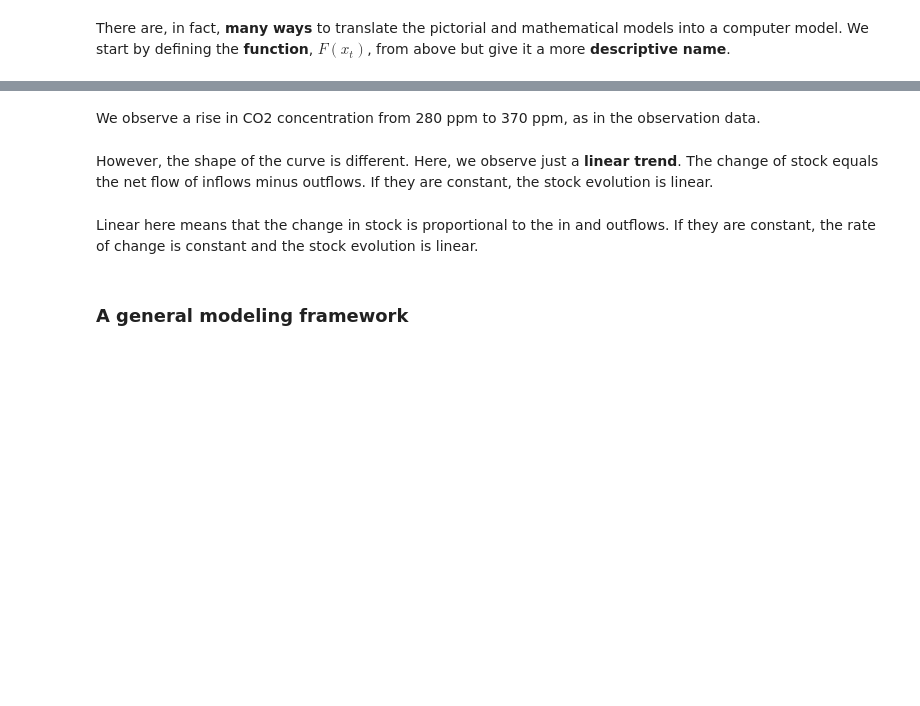
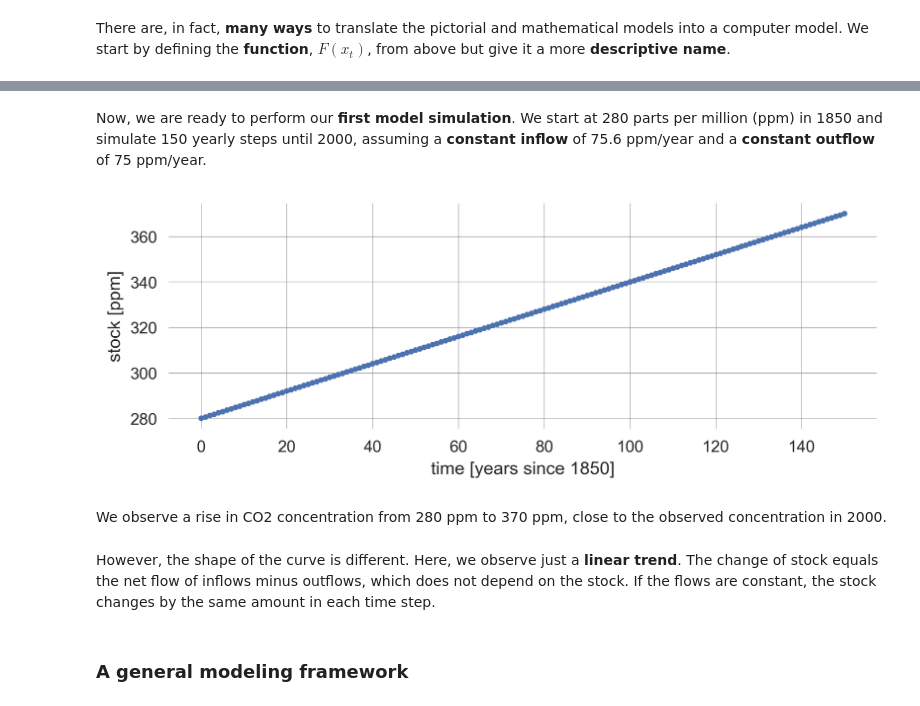
Before and after one commit to wbarfuss/csm-of-hei, a Jupyter notebook: 02.01-Nonlinearity.ipynb, the cells around one changed output, grey strips where cells are left out. Drawn from its saved outputs; the diff is of its cells as text; code cells hidden in the pictures; blank space fills up the shorter version.

```diff
--- a/02.01-Nonlinearity.ipynb
+++ b/02.01-Nonlinearity.ipynb
@@ -191,10 +179,18 @@ The above code cell plots the time_series data with dots at each data point and
+# %% [markdown]
+Now, we are ready to perform our **first model simulation**.
+We start at 280 parts per million (ppm) in 1850 and simulate 150 yearly steps until 2000, assuming a **constant inflow** of 75.6 ppm/year and a **constant outflow** of 75 ppm/year.
+# %%
+#| label: fig-linear-growth
+#| fig-cap: Linear growth
+plot_stock_evolution(150, 280, update_stock, inflow=75.6, outflow=75)
+plt.xlabel('time [years since 1850]'); plt.ylabel('stock [ppm]');
+# %% [output]
+[figure, added]
 # %% [markdown]
-We observe a rise in CO2 concentration from 280 ppm to 370 ppm, as in the observation data.
+We observe a rise in CO2 concentration from 280 ppm to 370 ppm, close to the observed concentration in 2000.
 # %% [markdown]
 However, the shape of the curve is different.
-Here, we observe just a **linear trend**. The change of stock equals the net flow of inflows minus outflows. If they are constant, the stock evolution is linear.
+Here, we observe just a **linear trend**. The change of stock equals the net flow of inflows minus outflows, which does not depend on the stock. If the flows are constant, the stock changes by the same amount in each time step.
-# %% [markdown]
-Linear here means that the change in stock is proportional to the in and outflows. If they are constant, the rate of change is constant and the stock evolution is linear.
 # %% [markdown]
 ### A general modeling framework
 # %% [markdown]
```
Also changed, not shown: parts of 355 cells of this notebook, 4 other files.
